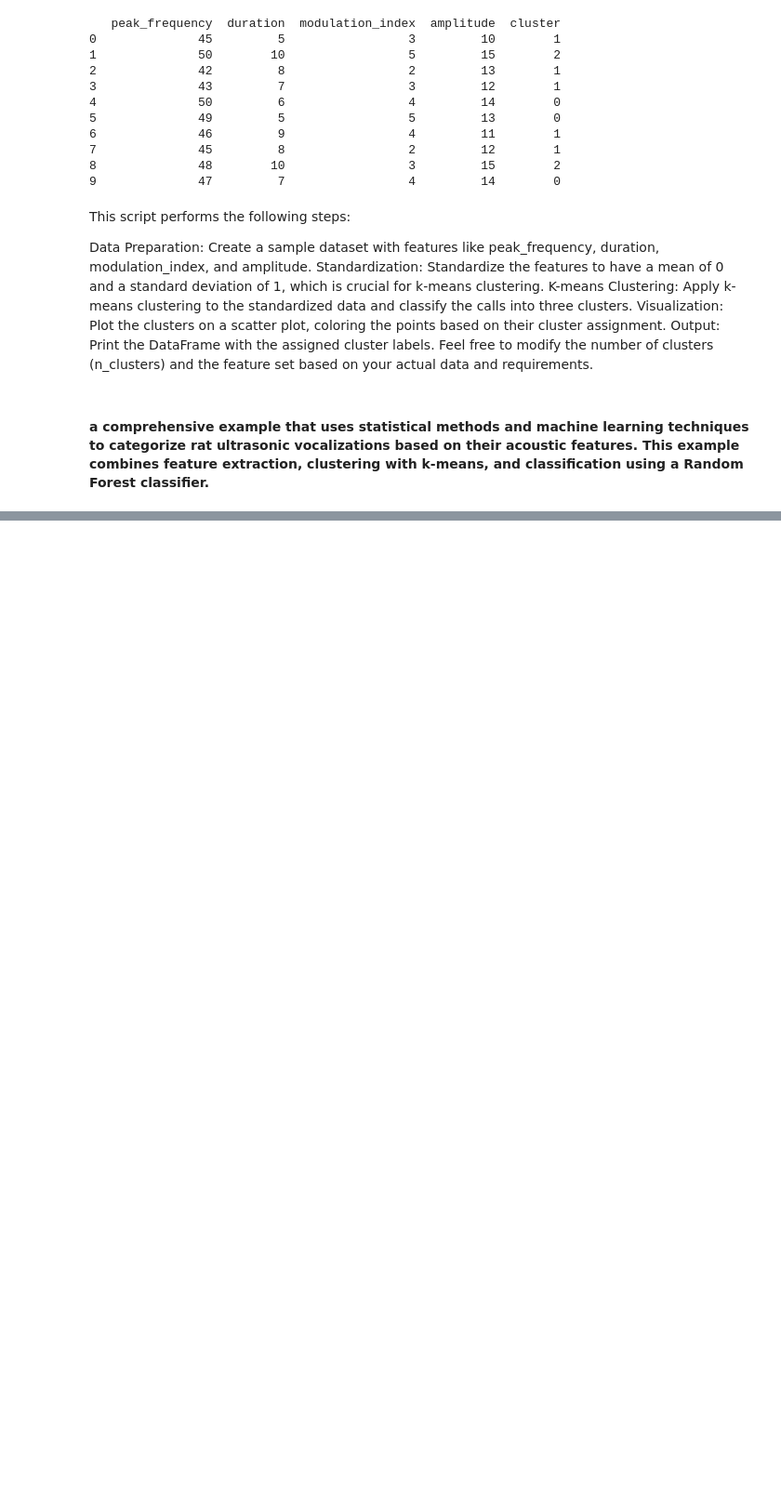
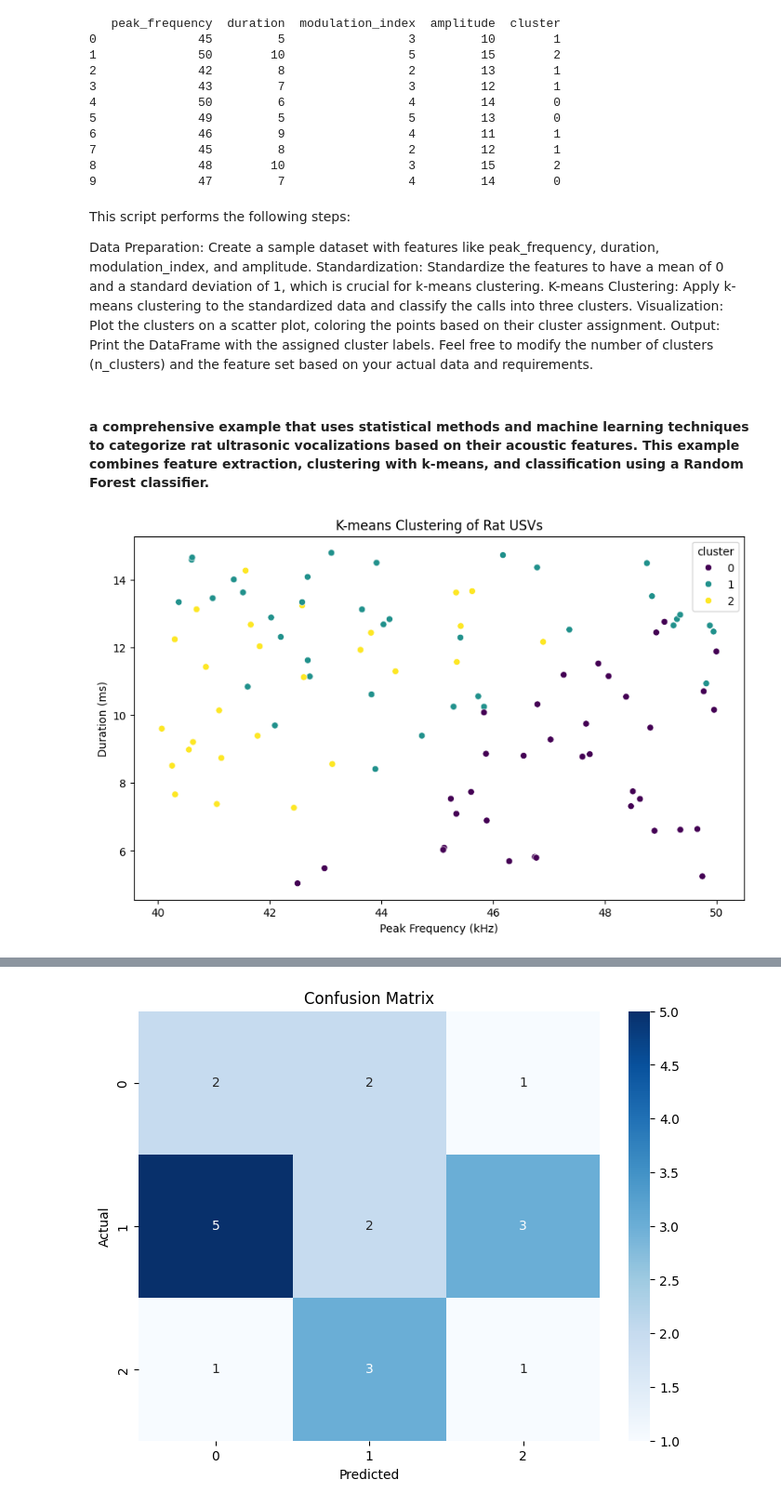
Before and after one commit to johnbwalkey/hold, a Jupyter notebook: JW_Analyzing_USV.ipynb, the cells around one changed output, grey strips where cells are left out. Shown at 93% size. Saved outputs shown, nothing was run; the diff lists cells and outputs as text; code cells hidden in the pictures; blank space fills up the shorter version.

```diff
--- a/JW_Analyzing_USV.ipynb
+++ b/JW_Analyzing_USV.ipynb
@@ -175,3 +175,77 @@ Feel free to modify the number of clusters (n_clusters) and the feature set base
 # Let's assume you have a CSV file (rat_usv_data.csv) with columns
 # representing different acoustic features like peak_frequency,
 # duration, modulation_index, and amplitude.
+# %%
+import numpy as np
+import pandas as pd
+import matplotlib.pyplot as plt
+import seaborn as sns
+from sklearn.cluster import KMeans
+from sklearn.ensemble import RandomForestClassifier
+from sklearn.model_selection import train_test_split
+from sklearn.preprocessing import StandardScaler
+from sklearn.metrics import accuracy_score, confusion_matrix, classification_report
+
+# Create synthetic data for demonstration
+data = pd.DataFrame({
+    'peak_frequency': np.random.uniform(40, 50, 100),
+    'duration': np.random.uniform(5, 15, 100),
+    'modulation_index': np.random.uniform(2, 6, 100),
+    'amplitude': np.random.uniform(10, 20, 100)
+})
+
+# Assuming the synthetic data does not have a 'label' column initially
+# Let's add synthetic labels for classification purposes
+data['label'] = np.random.choice(['Type1', 'Type2', 'Type3'], size=len(data))
+
+# Standardize the data
+scaler = StandardScaler()
+scaled_data = scaler.fit_transform(data.drop('label', axis=1))
+
+# Perform k-means clustering
+kmeans = KMeans(n_clusters=3, random_state=42)
+data['cluster'] = kmeans.fit_predict(scaled_data)
+
+# Visualize the clusters
+plt.figure(figsize=(10, 6))
+sns.scatterplot(x='peak_frequency', y='duration', hue='cluster', data=data, palette='viridis')
+plt.title('K-means Clustering of Rat USVs')
+plt.xlabel('Peak Frequency (kHz)')
+plt.ylabel('Duration (ms)')
+plt.show()
+
+# Prepare data for classification
+X = data.drop(['label', 'cluster'], axis=1)  # Features
+y = data['label']  # Labels
+
+# Split data into training and testing sets
+X_train, X_test, y_train, y_test = train_test_split(X, y, test_size=0.2, random_state=42)
+
+# Train a Random Forest Classifier
+clf = RandomForestClassifier(n_estimators=100, random_state=42)
+clf.fit(X_train, y_train)
+
+# Predict on the test set
+y_pred = clf.predict(X_test)
+
+# Evaluate the classifier
+accuracy = accuracy_score(y_test, y_pred)
+print(f'Accuracy: {accuracy:.2f}')
+
+conf_matrix = confusion_matrix(y_test, y_pred)
+print('Confusion Matrix:')
+print(conf_matrix)
+
+class_report = classification_report(y_test, y_pred)
+print('Classification Report:')
+print(class_report)
+
+# Visualize the confusion matrix
+plt.figure(figsize=(8, 6))
+sns.heatmap(conf_matrix, annot=True, fmt='d', cmap='Blues')
+plt.title('Confusion Matrix')
+plt.xlabel('Predicted')
+plt.ylabel('Actual')
+plt.show()
+# %% [output]
+[figure, added]
@@ -177,0 +267 @@ Feel free to modify the number of clusters (n_clusters) and the feature set base
+[figure, added]
```
Also changed, not shown: parts of 12 cells of this notebook.
